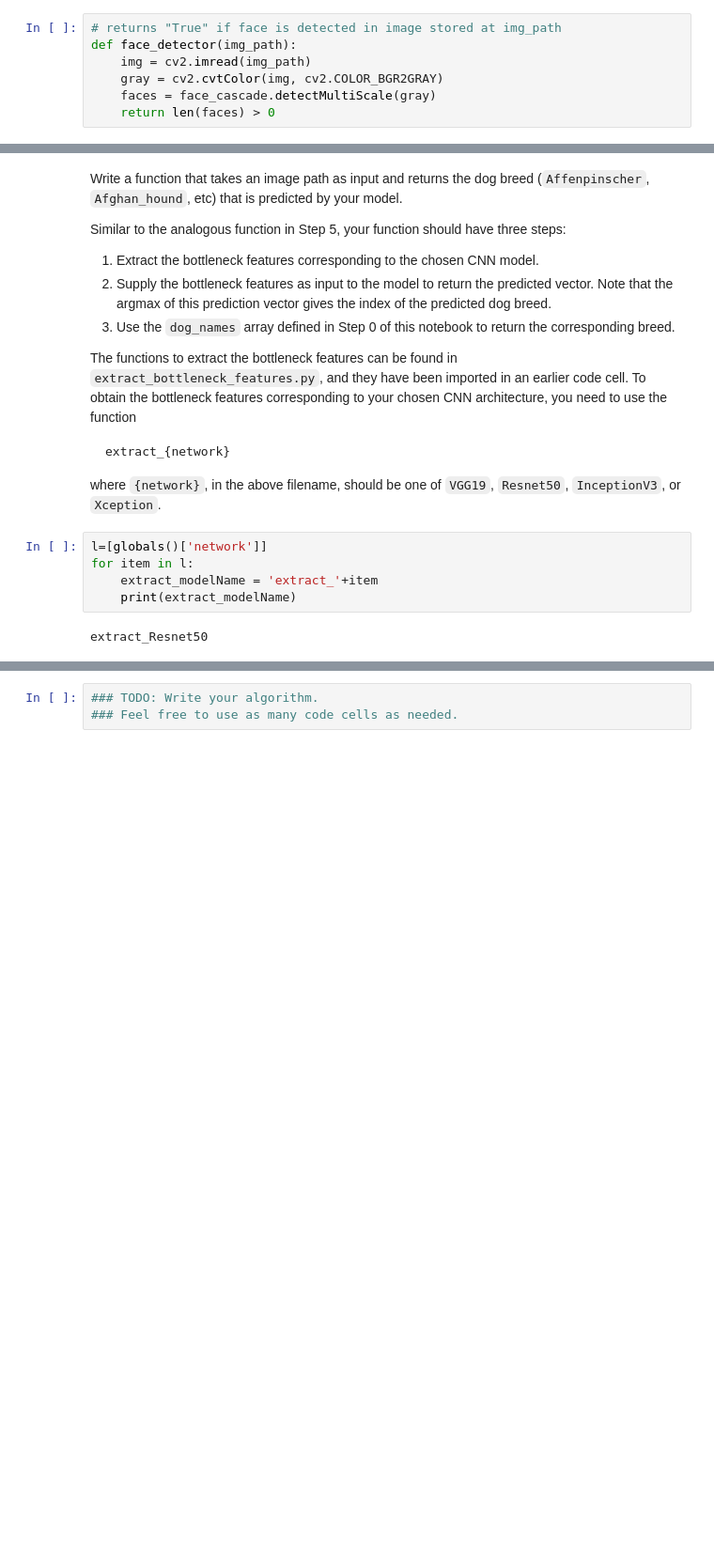
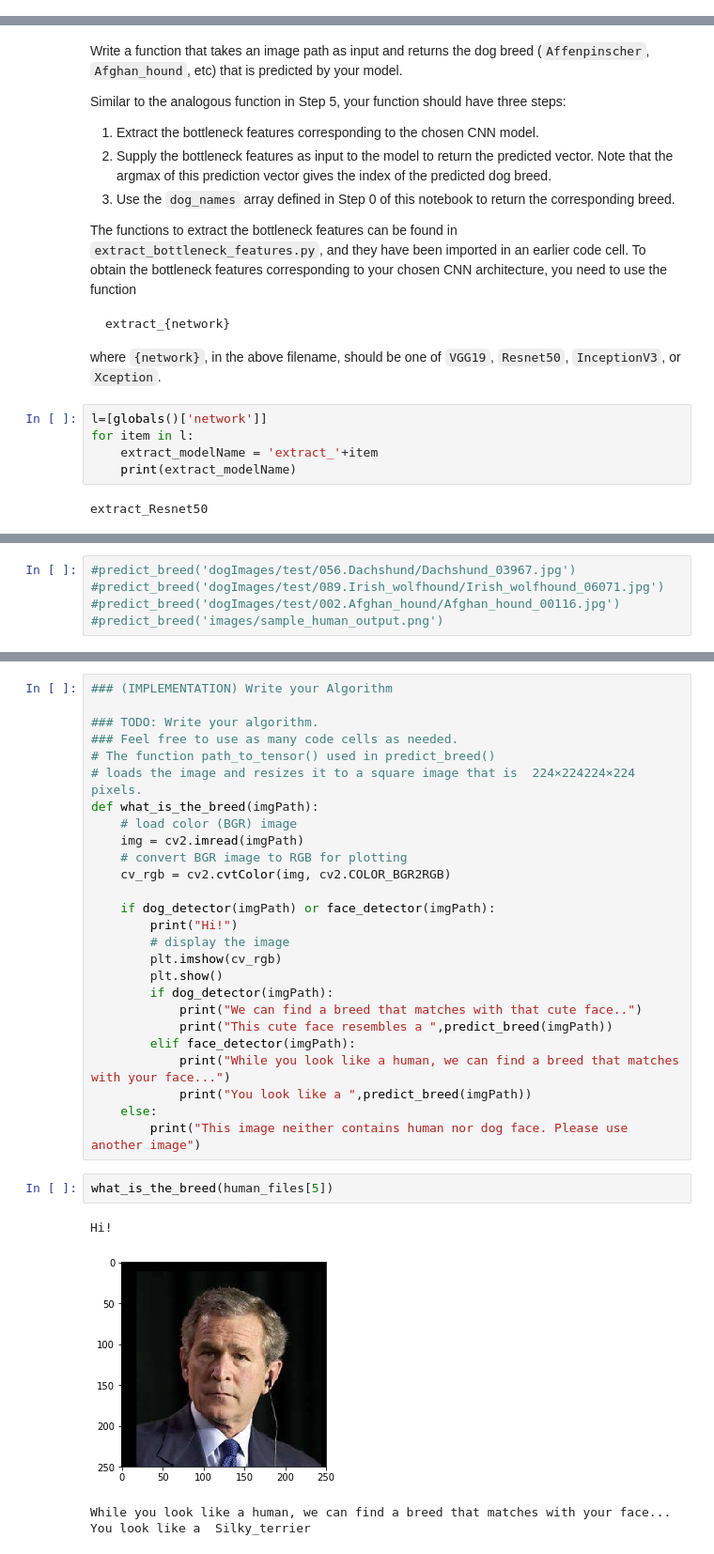
Before and after one commit to rahul-c1/dog-project, a Jupyter notebook: dog_app.ipynb, the cells around one changed output, grey strips where cells are left out. Shown: that part at 94% size. Saved outputs shown, nothing was run; the diff lists cells and outputs as text; blank space fills up the shorter version.

```diff
--- a/dog_app.ipynb
+++ b/dog_app.ipynb
@@ -151,13 +151,6 @@ In the above code, `faces` is a numpy array of detected faces, where each row co
 ### Write a Human Face Detector
 
 We can use this procedure to write a function that returns `True` if a human face is detected in an image and `False` otherwise.  This function, aptly named `face_detector`, takes a string-valued file path to an image as input and appears in the code block below.
-# %%
-# returns "True" if face is detected in image stored at img_path
-def face_detector(img_path):
-    img = cv2.imread(img_path)
-    gray = cv2.cvtColor(img, cv2.COLOR_BGR2GRAY)
-    faces = face_cascade.detectMultiScale(gray)
-    return len(faces) > 0
 # %% [markdown]
 ### (IMPLEMENTATION) Assess the Human Face Detector
 
@@ -737,3 +726,8 @@ predict_breed('dogImages/test/002.Afghan_hound/Afghan_hound_00116.jpg')
+# %%
+#predict_breed('dogImages/test/056.Dachshund/Dachshund_03967.jpg')
+#predict_breed('dogImages/test/089.Irish_wolfhound/Irish_wolfhound_06071.jpg')
+#predict_breed('dogImages/test/002.Afghan_hound/Afghan_hound_00116.jpg')
+#predict_breed('images/sample_human_output.png')
 # %% [markdown]
 ---
 <a id='step6'></a>
@@ -752,8 +746,38 @@ Some sample output for our algorithm is provided below, but feel free to design
 
 
 ### (IMPLEMENTATION) Write your Algorithm
-# %%
-### TODO: Write your algorithm.
-### Feel free to use as many code cells as needed.
+# %%
+### (IMPLEMENTATION) Write your Algorithm
+
+### TODO: Write your algorithm.
+### Feel free to use as many code cells as needed.
+# The function path_to_tensor() used in predict_breed()
+# loads the image and resizes it to a square image that is  224×224224×224  pixels.
+def what_is_the_breed(imgPath):
+    # load color (BGR) image
+    img = cv2.imread(imgPath)
+    # convert BGR image to RGB for plotting
+    cv_rgb = cv2.cvtColor(img, cv2.COLOR_BGR2RGB)
+
+    if dog_detector(imgPath) or face_detector(imgPath):
+        print("Hi!")
+        # display the image
+        plt.imshow(cv_rgb)
+        plt.show()
+        if dog_detector(imgPath):
+            print("We can find a breed that matches with that cute face..")
+            print("This cute face resembles a ",predict_breed(imgPath))
+        elif face_detector(imgPath):
+            print("While you look like a human, we can find a breed that matches with your face...")
+            print("You look like a ",predict_breed(imgPath))
+    else:
+        print("This image neither contains human nor dog face. Please use another image")
+# %%
+what_is_the_breed(human_files[5])
+# %% [output]
+Hi!
+[figure, added]
+While you look like a human, we can find a breed that matches with your face...
+You look like a  Silky_terrier
 # %% [markdown]
 ---
```
Also changed, not shown: parts of 9 cells of this notebook.
